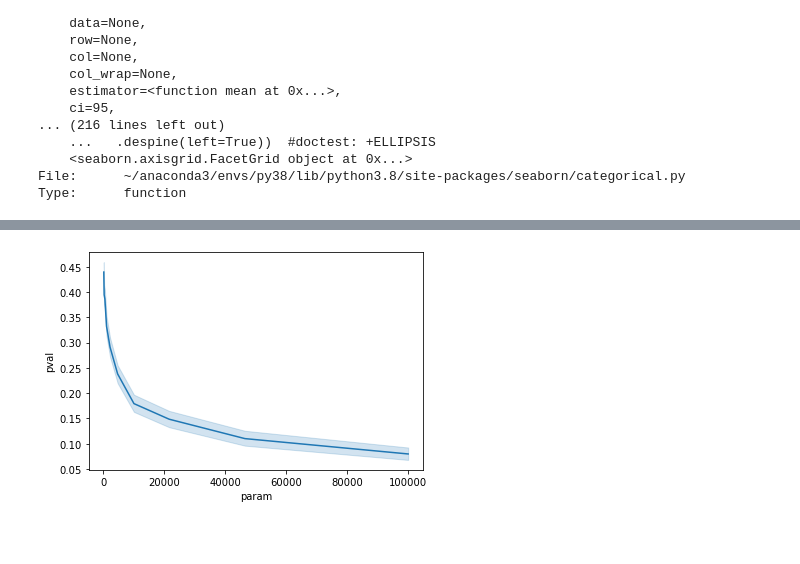
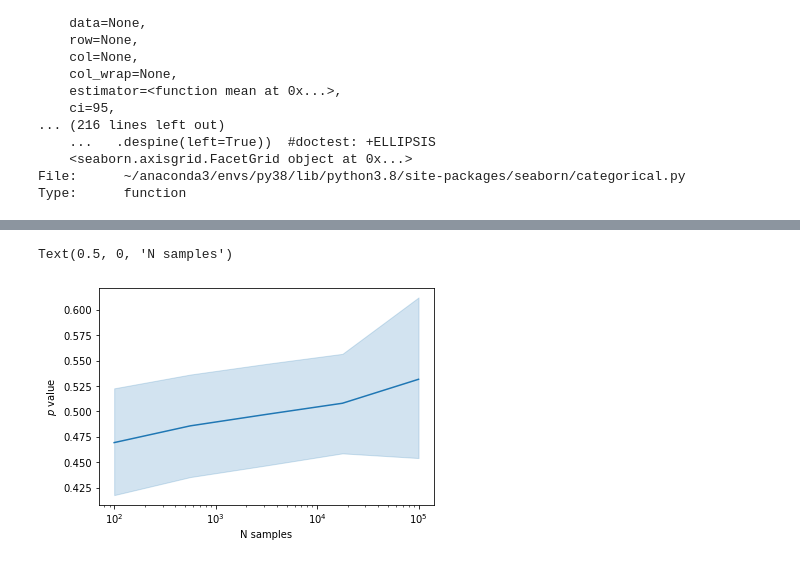
Before and after one commit to jrudoler/permutation-tests, a Jupyter notebook: data_viz.ipynb, the cells around one changed output, grey strips where cells are left out. Drawn from its saved outputs; the diff is of its cells as text; code cells hidden in the pictures; blank space fills up the shorter version.

```diff
--- a/data_viz.ipynb
+++ b/data_viz.ipynb
@@ -121,9 +138,13 @@ sns.pointplot(data=maha_pre, x="param", y="expected_auc", ax =ax, color='red')
 # %%
-samplesize = pd.read_pickle("simulate_samplesize.pkl")
+samplesize = pd.read_pickle("simulate_samplesize_pre.pkl")
 # %%
 ax = sns.lineplot(data=samplesize, x="param", y="pval")
+plt.xscale("log")
+plt.ylabel(r"$p$ value")
+plt.xlabel(r"N samples")
 # %% [output]
+Text(0.5, 0, 'N samples')
-[figure, old version]
+[figure, new version]
 # %%
 import time
 # %%
```
Also changed, not shown: parts of 10 cells of this notebook, 4 other files.
